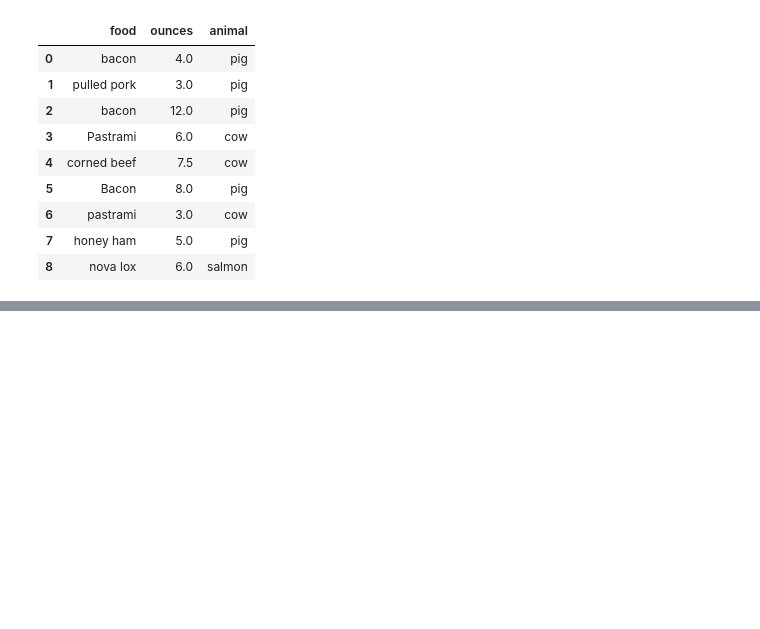
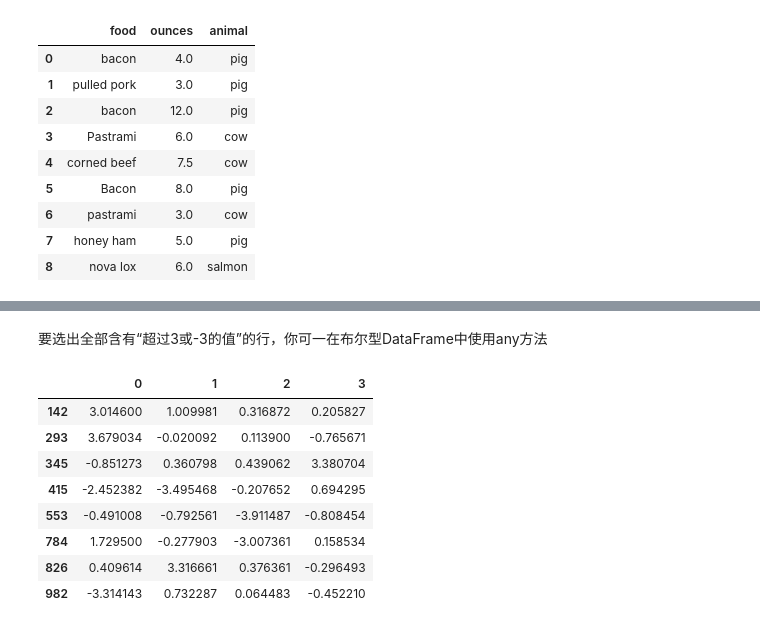
Before and after one commit to now-101/numpy_camp, a Jupyter notebook: task04.ipynb, the cells around one changed output, grey strips where cells are left out. Saved outputs shown, nothing was run; the diff lists cells and outputs as text; code cells hidden in the pictures; blank space fills up the shorter version.

```diff
--- a/task04.ipynb
+++ b/task04.ipynb
@@ -408,0 +679,15 @@ data
+# %% [markdown]
+要选出全部含有“超过3或-3的值”的行，你可一在布尔型DataFrame中使用any方法
+# %%
+data[(np.abs(data) > 3).any(1)]  # axis : {0 or ‘index’, 1 or ‘columns’, None}, default 0
+# pandas.DataFrame.any() Return whether any element is True, potentially over an axis.
+# %% [output]
+|  | 0 | 1 | 2 | 3 |
+| 142 | 3.014600 | 1.009981 | 0.316872 | 0.205827 |
+| 293 | 3.679034 | -0.020092 | 0.113900 | -0.765671 |
+| 345 | -0.851273 | 0.360798 | 0.439062 | 3.380704 |
+| 415 | -2.452382 | -3.495468 | -0.207652 | 0.694295 |
+| 553 | -0.491008 | -0.792561 | -3.911487 | -0.808454 |
+| 784 | 1.729500 | -0.277903 | -3.007361 | 0.158534 |
+| 826 | 0.409614 | 3.316661 | 0.376361 | -0.296493 |
+| 982 | -3.314143 | 0.732287 | 0.064483 | -0.452210 |
```
Also changed, not shown: parts of 67 cells of this notebook.
